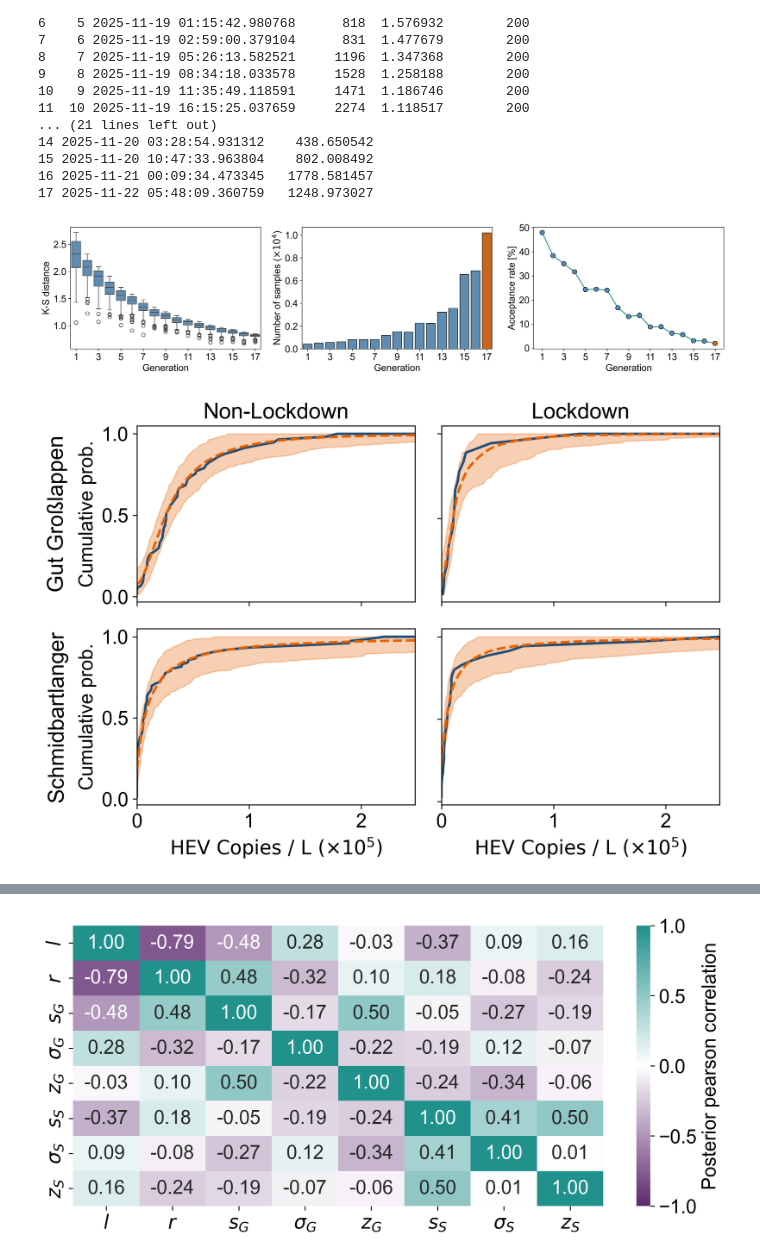
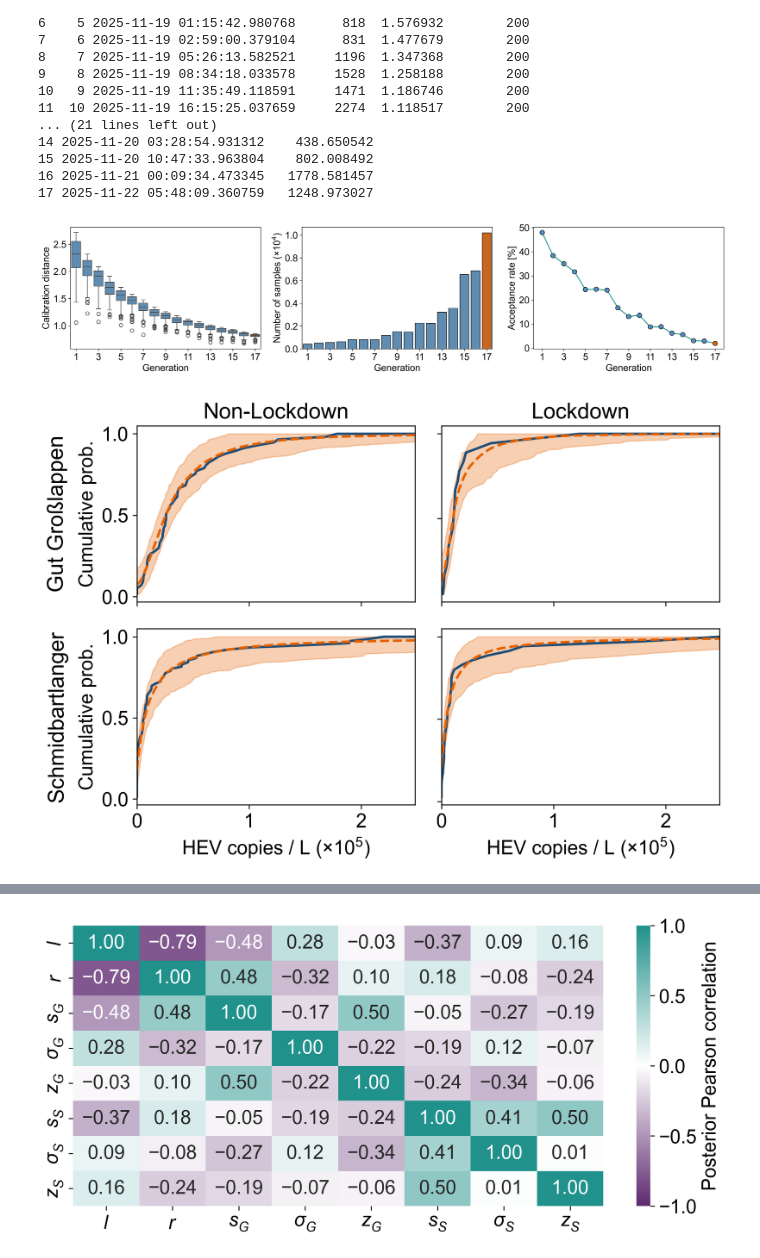
Before and after one commit to karina-d-wallrafen/HEV-model-analysis, a Jupyter notebook: 3_analysis/scripts/5_fitting_dual.ipynb, the cells around one changed output, grey strips where cells are left out. Saved outputs shown, nothing was run; the diff lists cells and outputs as text; code cells hidden in the pictures.

```diff
--- a/3_analysis/scripts/5_fitting_dual.ipynb
+++ b/3_analysis/scripts/5_fitting_dual.ipynb
@@ -120,35 +120,35 @@ set_fontsize()
 
 fig, axes = plt.subplots(figsize = (16.6,4), nrows=1, ncols=3, dpi=300)
 
 unique_pops = sorted(df_dist["population"].unique())
 palette = {pop: (orange if pop == 17 else lightblue) for pop in unique_pops}
 
 sns.boxplot(data = df_dist, x = "population", y = "distance", hue = "population", legend = False, palette = palette, ax = axes[0])
-axes[0].set_ylabel("K-S distance")
+axes[0].set_ylabel("Calibration distance")
 axes[0].set_xlabel("Generation")
 axes[0].set_xticks(range(0, len(unique_pops), 2))
 
 sns.barplot(data = samples, x = 'population', y = 'samples_scaled', hue = "population", legend = False, palette = palette, ax = axes[1])
 for patch in axes[1].patches:
     patch.set_edgecolor('black')
     patch.set_linewidth(0.8)
 axes[1].set_ylabel(r"Number of samples ($\times 10^{4}$)")
 axes[1].set_xlabel("Generation")
 axes[1].set_xticks(range(0, len(unique_pops), 2))
 #axes[1].ticklabel_format(style='sci', axis='y', scilimits=(0, 0))
 
 means = (samples.groupby('population', as_index=False)['Acceptance rate'].mean().sort_values('population'))
 axes[2].plot(means['population'], means['Acceptance rate'], linewidth=1.5, c = teal, zorder=1)
 sns.scatterplot(data=samples, x='population', y='Acceptance rate', hue = "population", legend = False, ax = axes[2], palette = palette, marker='o', edgecolor='black', linewidth=0.8, s=60, zorder=2)
 axes[2].set_xlabel("Generation")
 axes[2].set_xticks(range(1, len(unique_pops) + 1, 2))
 axes[2].set_ylabel("Acceptance rate [%]")
 
 plt.tight_layout()
 plt.savefig(f"{plot_path}/generations.png", dpi=300)
 plt.show()
 # %% [output]
-[figure, old version]
+[figure, new version]
 # %%
 p = history.max_t
 
@@ -291,7 +291,7 @@ for i, name in enumerate(locs):
             ax.set_xticklabels([])
             ax.tick_params(axis='x', which='both', bottom=True, top=False, labelbottom=False)
         else:
-            ax.set_xlabel(r"$\mathrm{HEV\ Copies\ / \ L\ ( \times 10^{5})}$")
+            ax.set_xlabel(r"$\mathrm{HEV\ copies\ / \ L\ ( \times 10^{5})}$")
             ax.ticklabel_format(axis='x', style='plain')
 
         if j == 1:
@@ -336,7 +336,7 @@ plt.tight_layout()
 plt.savefig(f"{plot_path}/dist-fits.png", dpi=300)
 plt.show()
 # %% [output]
-[figure, old version]
+[figure, new version]
 # %%
 min_count = 0
 max_count = 8
```
Also changed, not shown: parts of 4 cells of this notebook, 6 other files.
